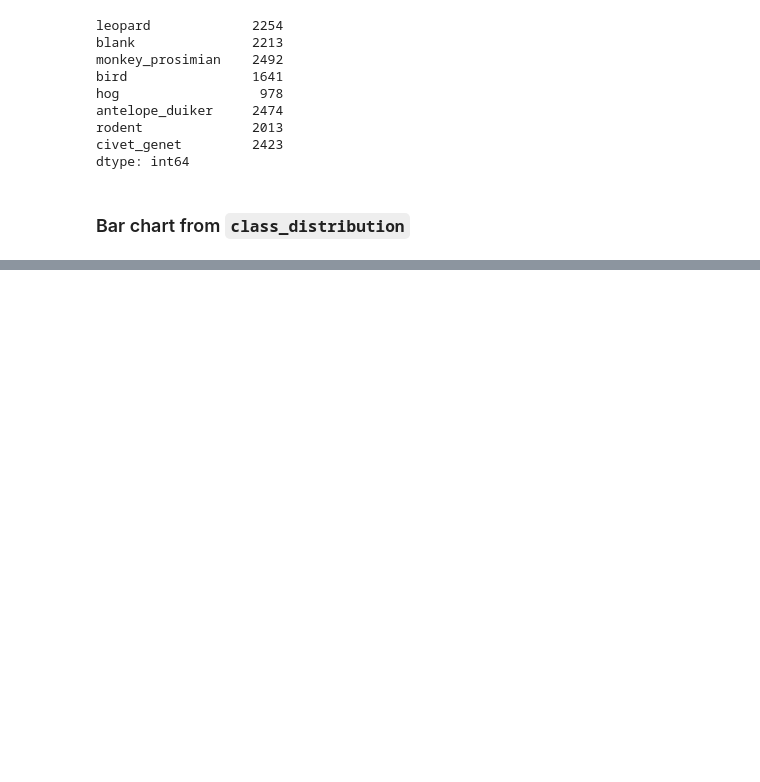
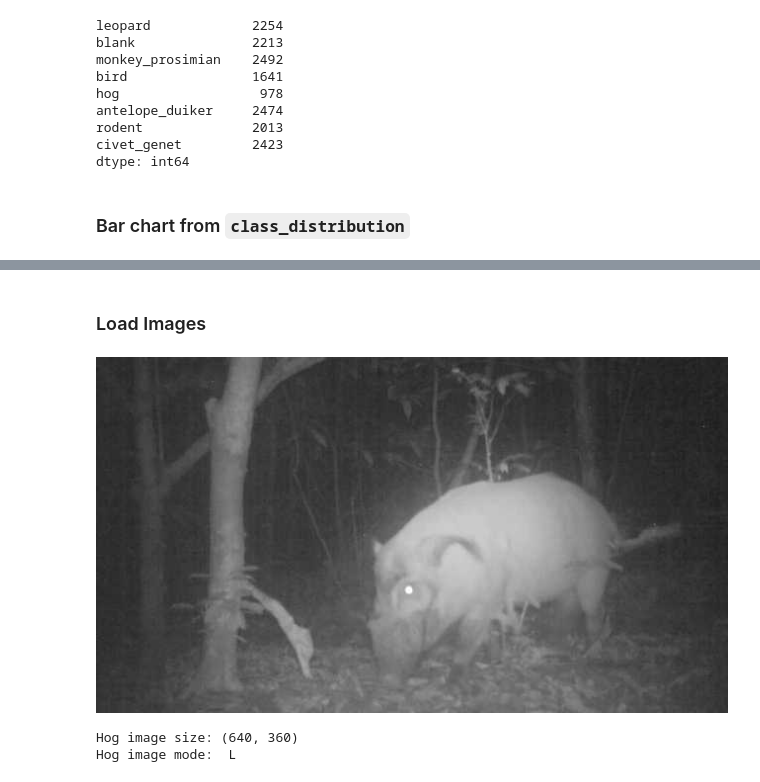
Before and after one commit to rays236/Anima, a Jupyter notebook: Working with Tensors in Pytorch.ipynb, the cells around one changed output, grey strips where cells are left out. Saved outputs shown, nothing was run; the diff lists cells and outputs as text; code cells hidden in the pictures; blank space fills up the shorter version.

```diff
--- a/Working with Tensors in Pytorch.ipynb
+++ b/Working with Tensors in Pytorch.ipynb
@@ -219,0 +218,20 @@ NameError: name 'class_distribution' is not defined
+# %% [markdown]
+### Load Images
+# %%
+hog_image_path = os.path.join(train_dir, "hog","ZJ000072.jpg")
+
+# We use Pillow library(aka PIL) for loading this image
+import PIL
+from PIL import Image
+hog_image_pil = Image.open(hog_image_path)
+hog_image_pil
+# %% [output]
+[figure, added]
+# %%
+hog_image_pil_size = hog_image_pil.size
+hog_image_pil_mode = hog_image_pil.mode
+print("Hog image size:", hog_image_pil_size)
+print("Hog image mode: ", hog_image_pil_mode) # L indicates grayscale while color mode is RGB
+# %% [output]
+Hog image size: (640, 360)
+Hog image mode:  L
```
Also changed, not shown: parts of 14 cells of this notebook, 3 other files.
